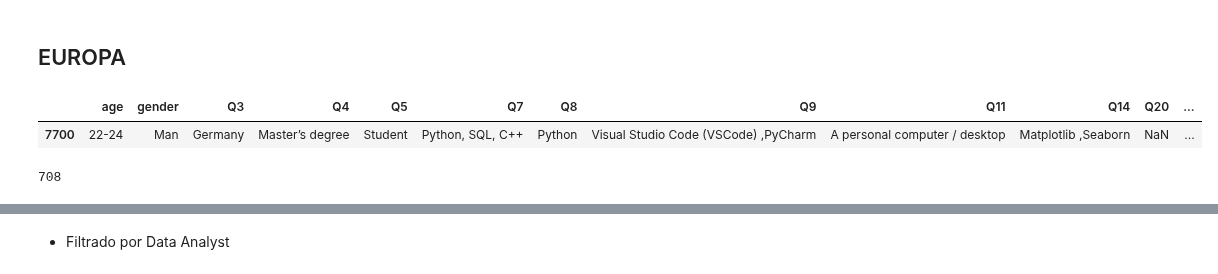
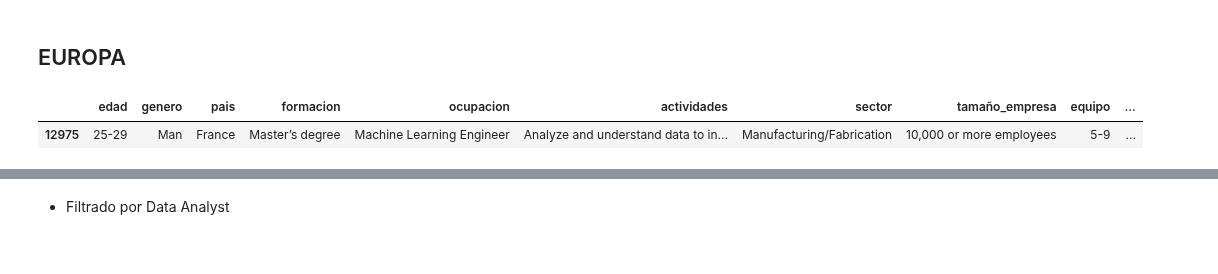
Before and after one commit to Adalab/EDA-ETL-project, a Jupyter notebook: 2.eda.ipynb, the cells around one changed output, grey strips where cells are left out. Drawn from its saved outputs; the diff is of its cells as text; code cells hidden in the pictures.

```diff
--- a/2.eda.ipynb
+++ b/2.eda.ipynb
@@ -156,12 +277,8 @@ Name: Q3, dtype: int64
 # %%
 lista_europeos = ['Russia', 'United Kingdom of Great Britain and Northern Ireland', 'Germany', 'Spain', 'Turkey', 'France', 'Italy', 'Poland', 'Ukraine', 'Portugal', 'Greece', 'Ireland', 'Sweden', 'Switzerland', 'Belgium', 'Czech Republic', 'Romania', 'Austria', 'Belarus', 'Denmark', 'Norway']
 # %%
-df_europa = df[df['Q3'].isin(lista_europeos)]
+df_europa = df[df['pais'].isin(lista_europeos)]
 df_europa.sample()
 # %% [output]
-|  | age | gender | Q3 | Q4 | Q5 | Q7 | Q8 | Q9 | Q11 | Q14 | Q20 | ... |
-| 7700 | 22-24 | Man | Germany | Master’s degree | Student | Python, SQL, C++ | Python | Visual Studio Code (VSCode) ,PyCharm | A personal computer / desktop | Matplotlib ,Seaborn | NaN | ... |
+|  | edad | genero | pais | formacion | ocupacion | actividades | sector | tamaño_empresa | equipo | ... |
+| 12975 | 25-29 | Man | France | Master’s degree | Machine Learning Engineer | Analyze and understand data to in... | Manufacturing/Fabrication | 10,000 or more employees | 5-9 | ... |
-# %%
-df_europa.value_counts().sum()
-# %% [output]
-708
```
Also changed, not shown: parts of 39 cells of this notebook.
